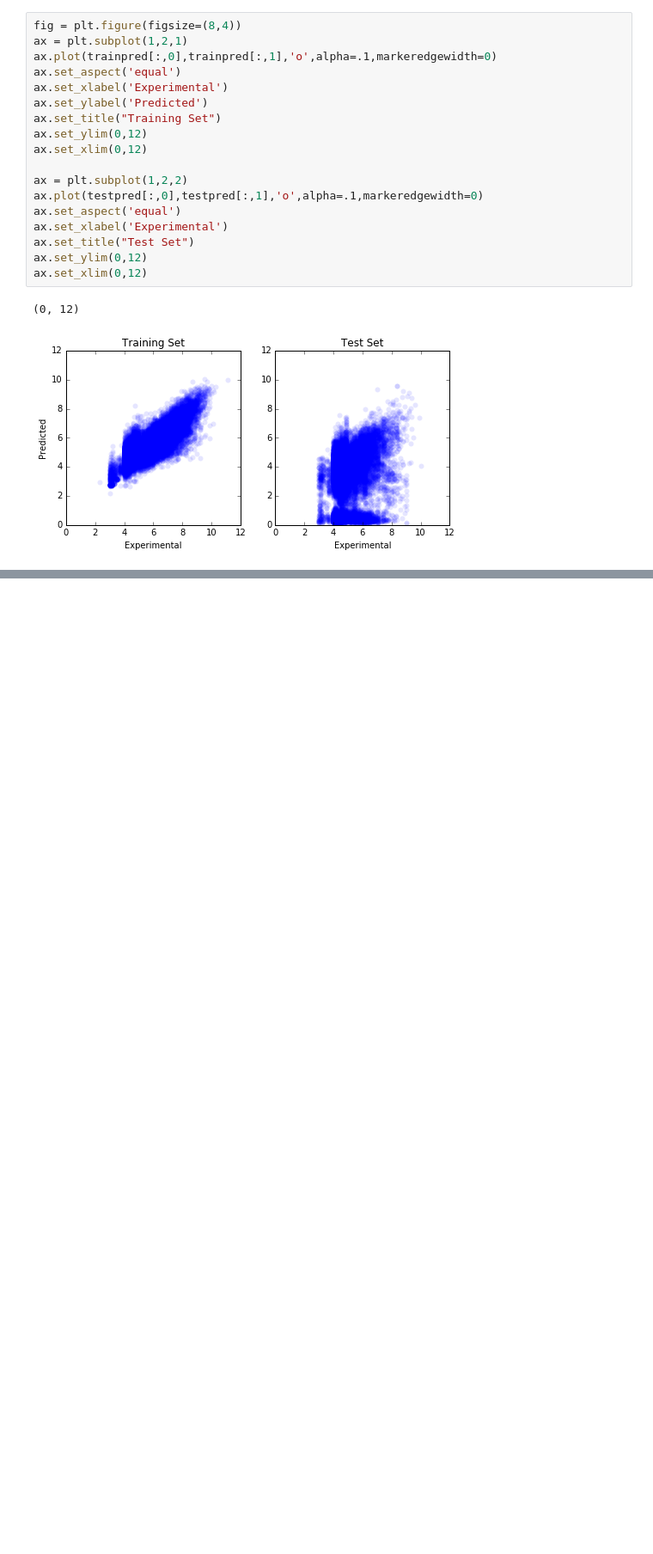
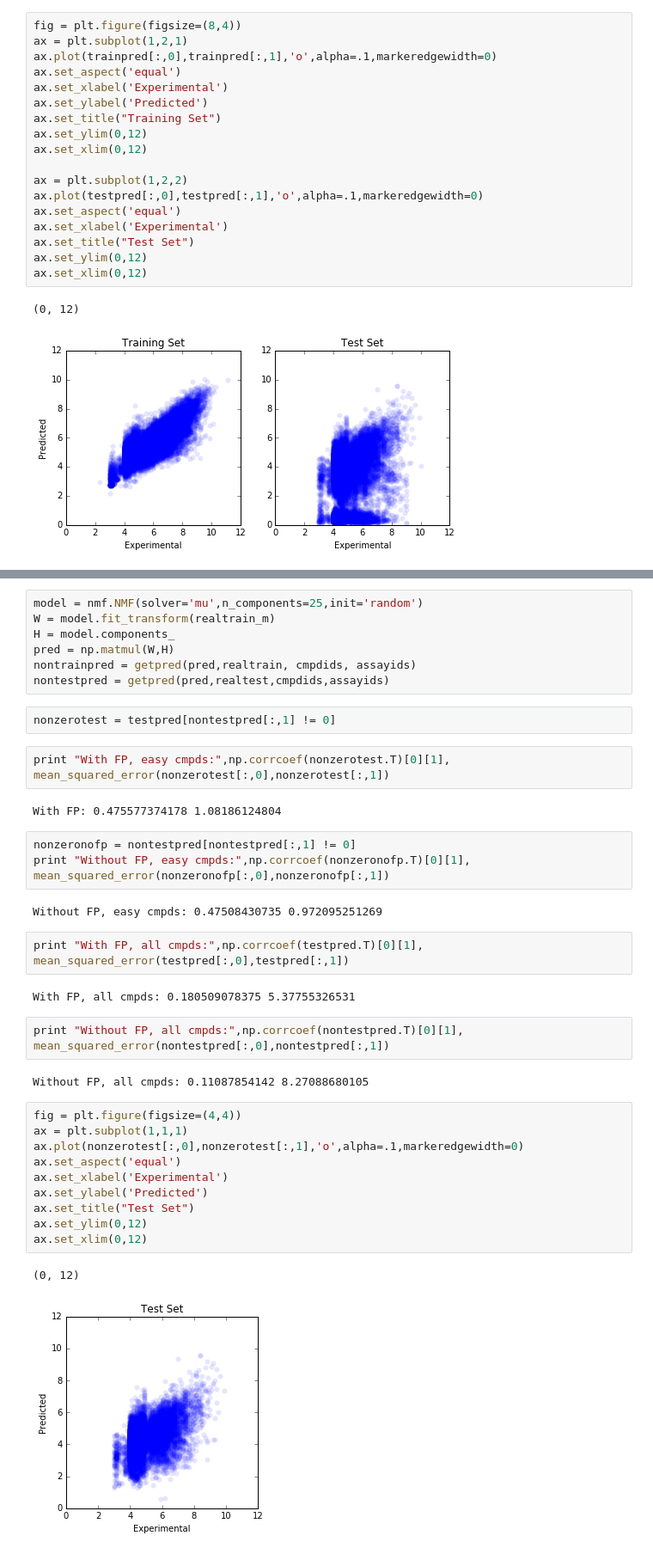
Before and after one commit to dkoes/notebooks, a Jupyter notebook: matrix_factorization.ipynb, the cells around one changed output, grey strips where cells are left out. Shown: that part at 86% size. Cells and saved outputs as stored; diff of their text form; blank space fills up the shorter version.

```diff
--- a/matrix_factorization.ipynb
+++ b/matrix_factorization.ipynb
@@ -602,0 +605,39 @@ ax.set_xlim(0,12)
+# %%
+model = nmf.NMF(solver='mu',n_components=25,init='random')
+W = model.fit_transform(realtrain_m)
+H = model.components_
+pred = np.matmul(W,H)
+nontrainpred = getpred(pred,realtrain, cmpdids, assayids)
+nontestpred = getpred(pred,realtest,cmpdids,assayids)
+# %%
+nonzerotest = testpred[nontestpred[:,1] != 0]
+# %%
+print "With FP, easy cmpds:",np.corrcoef(nonzerotest.T)[0][1], mean_squared_error(nonzerotest[:,0],nonzerotest[:,1])
+# %% [output]
+With FP: 0.475577374178 1.08186124804
+# %%
+nonzeronofp = nontestpred[nontestpred[:,1] != 0]
+print "Without FP, easy cmpds:",np.corrcoef(nonzeronofp.T)[0][1], mean_squared_error(nonzeronofp[:,0],nonzeronofp[:,1])
+# %% [output]
+Without FP, easy cmpds: 0.47508430735 0.972095251269
+# %%
+print "With FP, all cmpds:",np.corrcoef(testpred.T)[0][1], mean_squared_error(testpred[:,0],testpred[:,1])
+# %% [output]
+With FP, all cmpds: 0.180509078375 5.37755326531
+# %%
+print "Without FP, all cmpds:",np.corrcoef(nontestpred.T)[0][1], mean_squared_error(nontestpred[:,0],nontestpred[:,1])
+# %% [output]
+Without FP, all cmpds: 0.11087854142 8.27088680105
+# %%
+fig = plt.figure(figsize=(4,4))
+ax = plt.subplot(1,1,1)
+ax.plot(nonzerotest[:,0],nonzerotest[:,1],'o',alpha=.1,markeredgewidth=0)
+ax.set_aspect('equal')
+ax.set_xlabel('Experimental')
+ax.set_ylabel('Predicted')
+ax.set_title("Test Set")
+ax.set_ylim(0,12)
+ax.set_xlim(0,12)
+# %% [output]
+(0, 12)
+[figure, added]
```
Also changed, not shown: parts of 2 cells of this notebook.
